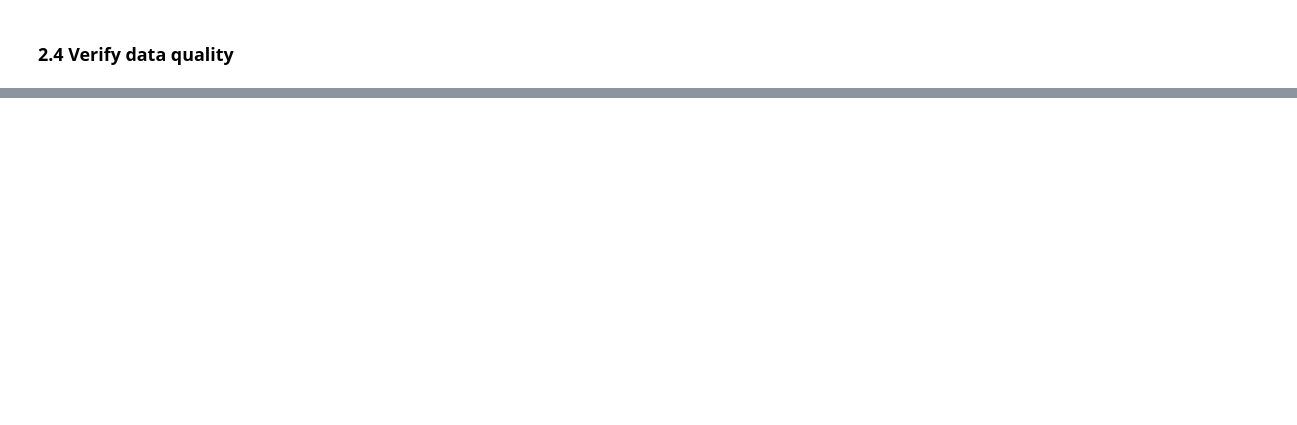
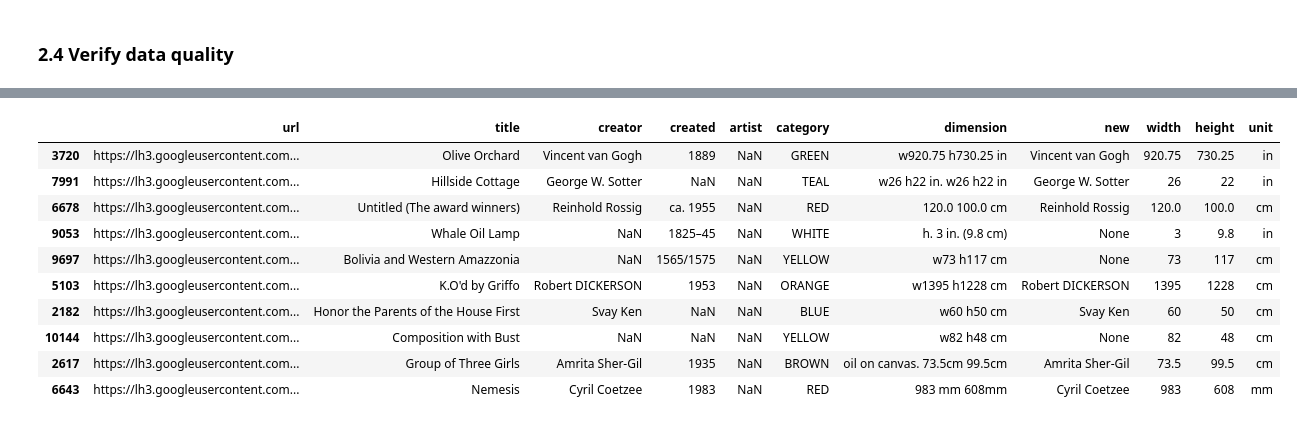
Before and after one commit to alejomaar/machine-learning, a Jupyter notebook: clasification/Google Art and Culture/cleaning.ipynb, the cells around one changed output, grey strips where cells are left out. Cells and saved outputs as stored; diff of their text form; code cells hidden in the pictures; blank space fills up the shorter version.

Commit message:
Apply advanced regex for retrival information

```diff
--- a/clasification/Google Art and Culture/cleaning.ipynb
+++ b/clasification/Google Art and Culture/cleaning.ipynb
@@ -87,4 +63,5 @@ memory usage: 563.0+ KB
 # %%
+#Merge creator and artist features into one
 def join_creator_artist(row):
     if(not pd.isna(row['creator'])):
         return row['creator']
@@ -92,7 +69,7 @@ def join_creator_artist(row):
         return row['artist']
     return None
 
-df2 = df.iloc[0:10]
+df2 = df.sample(n=10, random_state=1)
 df2['new']=df.apply(join_creator_artist, axis=1)
-df2.head()
+df2
 # %% [output]
@@ -125,12 +86,0 @@ df3[~pd.isna(df3['dimension'])]
-# %%
-import pandas as pd
-
-
-a = ['1','2','3',None,'5']
-b = ['1','2',None,'4','5']
-data = {'a':a, 'b':b}
-
-df = pd.DataFrame(data)
-df2=df.apply(lambda row:row['a'] or row['b'], axis=1)
-
-print(df2)
@@ -143,0 +89,68 @@ dtype: object
+# %%
+def normalize_dimension(row):
+    if(type(row['dimension'])!=str):
+        return None
+    try:
+        is_contain_size = any([dim in row['dimension'] for dim in ['w','h']])
+        is_contain_dim = any([unit in row['dimension'] for unit in ['cm','mm','in']])
+        if(is_contain_size):
+            #Get numbers to right of w letter
+            ## REGEX
+            #    (?<=w) Positive lookbehind of w
+            #    (    Open group
+            #        \d+ digits
+            #        \d+.\d+ decimal digits e.g (1.5-78,9-88.8)
+            #    )    Close group
+            row['width']= re.search("(?<=w)(\d+.\d+|\d+)", row['dimension']).group(0)
+            row['height']= re.search("(?<=h)(\d+.\d+|\d+)", row['dimension']).group(0)
+        else:
+            numbers = re.findall("(\d+.\d+|\d+)", row['dimension'])
+            row['width']= numbers[0]
+            row['height']=numbers[1]
+
+        if is_contain_dim:
+            row['unit'] = re.search("(cm|mm|in)", row['dimension']).group(0)
+        else:
+            row['unit']= 'cm'
+
+        return row
+    except:
+        row['width']="Error"
+        row['height']="Error"
+        return row
+#Copy of df
+df3 = df2.copy()
+
+#Standarizing lowercasing
+df3['dimension'] = df3['dimension'].str.lower()
+
+#Convert all (,) decimal separator into (.)
+df3['dimension'] = df3['dimension'].str.replace(r',', '.', regex=True)
+
+#Convert inches string into abbreviation (in)
+df3['dimension'] = df3['dimension'].str.replace(r'inches', 'in', regex=True)
+
+
+## Remove
+##   - character
+##   x character
+##   fraction numbers (e.g 4/5 5/8 9/9) -> \d\/\d
+##   parentheses containing only letters -> \(\D+\)
+df3['dimension'] = df3['dimension'].str.replace(r'(-|x|\d\/\d|\(\D+\))', '', regex=True)
+df3=df3.apply(normalize_dimension, axis=1)
+df3
+
+
+#df3[~pd.isna(df3['dimension'])]
+# %% [output]
+|  | url | title | creator | created | artist | category | dimension | new | width | height | unit |
+| 3720 | https://lh3.googleusercontent.com... | Olive Orchard | Vincent van Gogh | 1889 | NaN | GREEN | w920.75 h730.25 in | Vincent van Gogh | 920.75 | 730.25 | in |
+| 7991 | https://lh3.googleusercontent.com... | Hillside Cottage | George W. Sotter | NaN | NaN | TEAL | w26 h22 in. w26 h22 in | George W. Sotter | 26 | 22 | in |
+| 6678 | https://lh3.googleusercontent.com... | Untitled (The award winners) | Reinhold Rossig | ca. 1955 | NaN | RED | 120.0 100.0 cm | Reinhold Rossig | 120.0 | 100.0 | cm |
+| 9053 | https://lh3.googleusercontent.com... | Whale Oil Lamp | NaN | 1825–45 | NaN | WHITE | h. 3 in. (9.8 cm) | None | 3 | 9.8 | in |
+| 9697 | https://lh3.googleusercontent.com... | Bolivia and Western Amazzonia | NaN | 1565/1575 | NaN | YELLOW | w73 h117 cm | None | 73 | 117 | cm |
+| 5103 | https://lh3.googleusercontent.com... | K.O'd by Griffo | Robert DICKERSON | 1953 | NaN | ORANGE | w1395 h1228 cm | Robert DICKERSON | 1395 | 1228 | cm |
+| 2182 | https://lh3.googleusercontent.com... | Honor the Parents of the House First | Svay Ken | NaN | NaN | BLUE | w60 h50 cm | Svay Ken | 60 | 50 | cm |
+| 10144 | https://lh3.googleusercontent.com... | Composition with Bust | NaN | NaN | NaN | YELLOW | w82 h48 cm | None | 82 | 48 | cm |
+| 2617 | https://lh3.googleusercontent.com... | Group of Three Girls | Amrita Sher-Gil | 1935 | NaN | BROWN | oil on canvas. 73.5cm 99.5cm | Amrita Sher-Gil | 73.5 | 99.5 | cm |
+| 6643 | https://lh3.googleusercontent.com... | Nemesis | Cyril Coetzee | 1983 | NaN | RED | 983 mm 608mm | Cyril Coetzee | 983 | 608 | mm |
```
Also changed, not shown: parts of 15 cells of this notebook.
